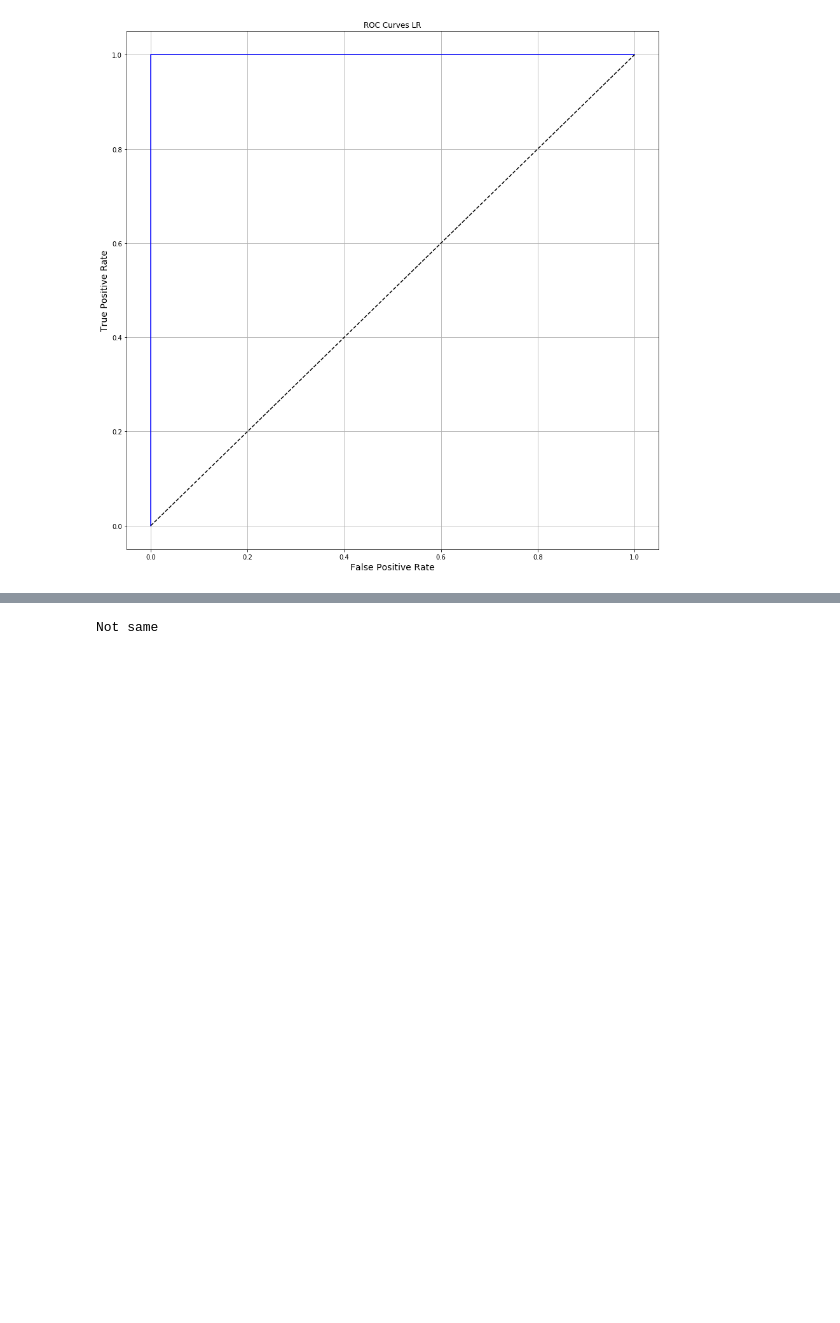
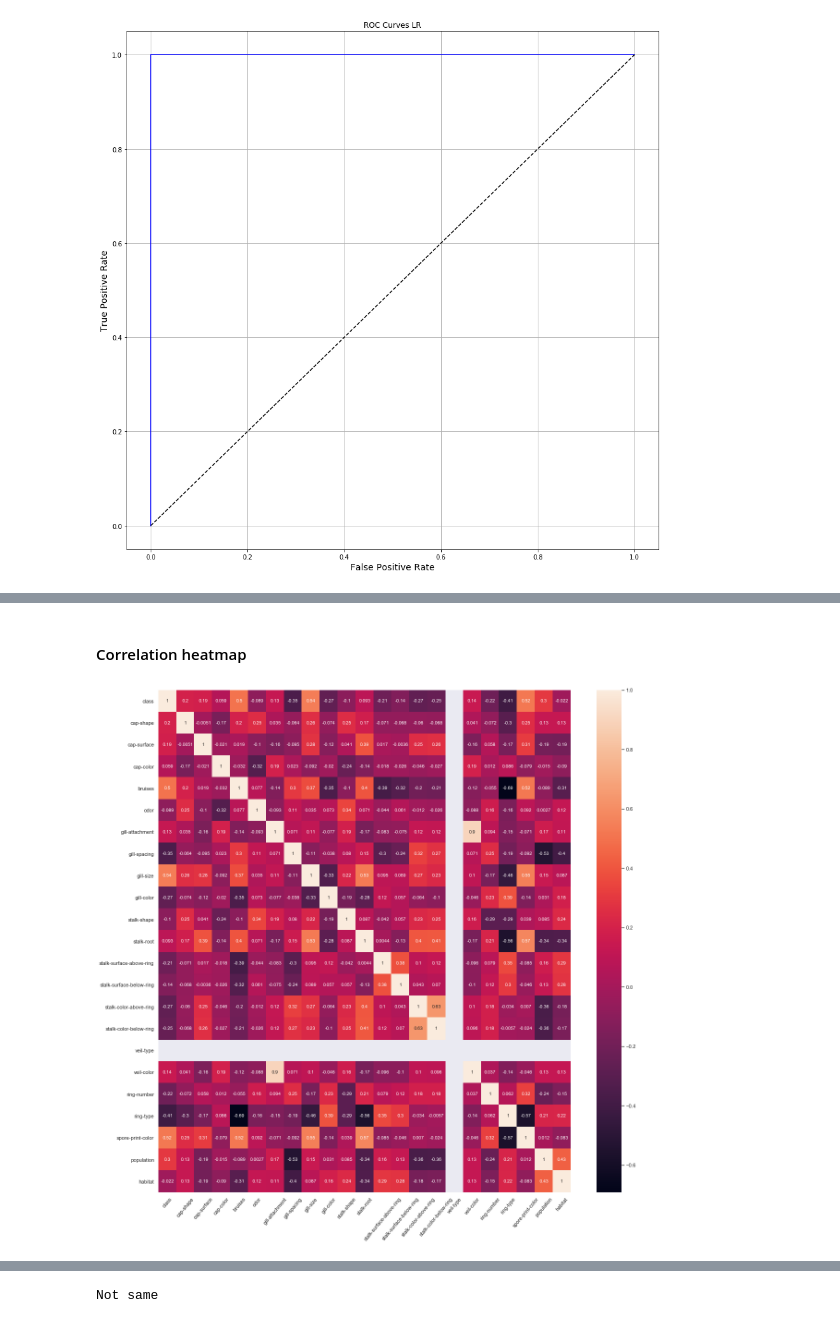
Before and after one commit to csun-data-science-bootcamp-20/Group9, a Jupyter notebook: Mushrooms.ipynb, the cells around one changed output, grey strips where cells are left out. Saved outputs shown, nothing was run; the diff lists cells and outputs as text; code cells hidden in the pictures; blank space fills up the shorter version.

```diff
--- a/Mushrooms.ipynb
+++ b/Mushrooms.ipynb
@@ -77,3 +80,6 @@ spore-print-color           False
 population                  False
 habitat                     False
 dtype: bool
+# %%
+for column in data.columns:
+    print(column, "\n  ",data[column].unique())
@@ -189,5 +204,0 @@ data.head()
-# %%
-# at first, let's try to change first column of the dataframe
-# using columns_dictionaries_list replace 'p' and 'e' into 'poisonous' and 'edible'
-
-data['class'].replace(columns_dictionaries_list[0],inplace=True)
@@ -378,8 +385,3 @@ plt.gcf().set_size_inches(15,15)
 #wow
 # %% [output]
 [figure]
-# %%
-import seaborn as sns
-
-sns.heatmap(data_dummies.corr())
-sns.set(rc={'figure.figsize':(30,30)})
@@ -387,0 +426,9 @@ sns.set(rc={'figure.figsize':(30,30)})
+# %% [markdown]
+#### Correlation heatmap
+# %%
+p = sns.heatmap(data_copy.corr(), annot=True,annot_kws={'size':10})
+sns.set(rc={'figure.figsize':(20,20)})
+p.set_xticklabels(rotation = 50,labels = list(data_copy.columns))
+plt.show()
+# %% [output]
+[figure, added]
```
Also changed, not shown: parts of 122 cells of this notebook.
